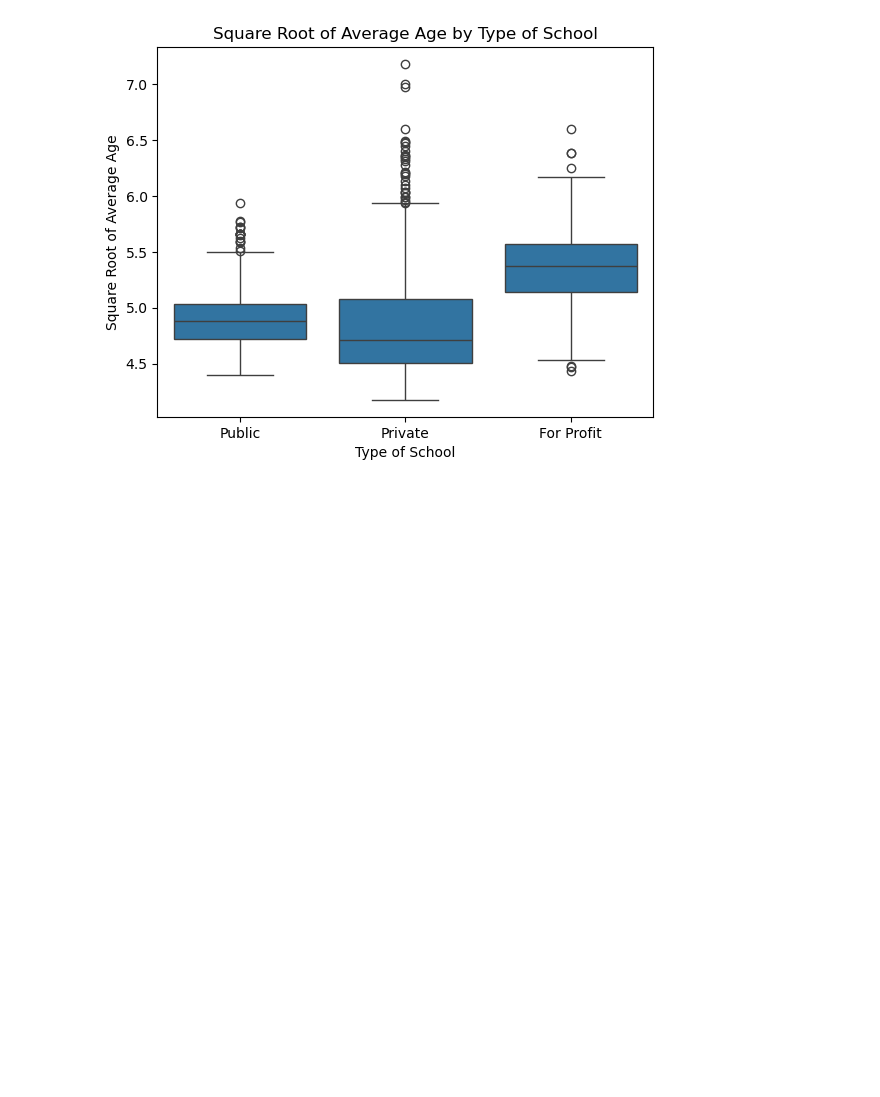
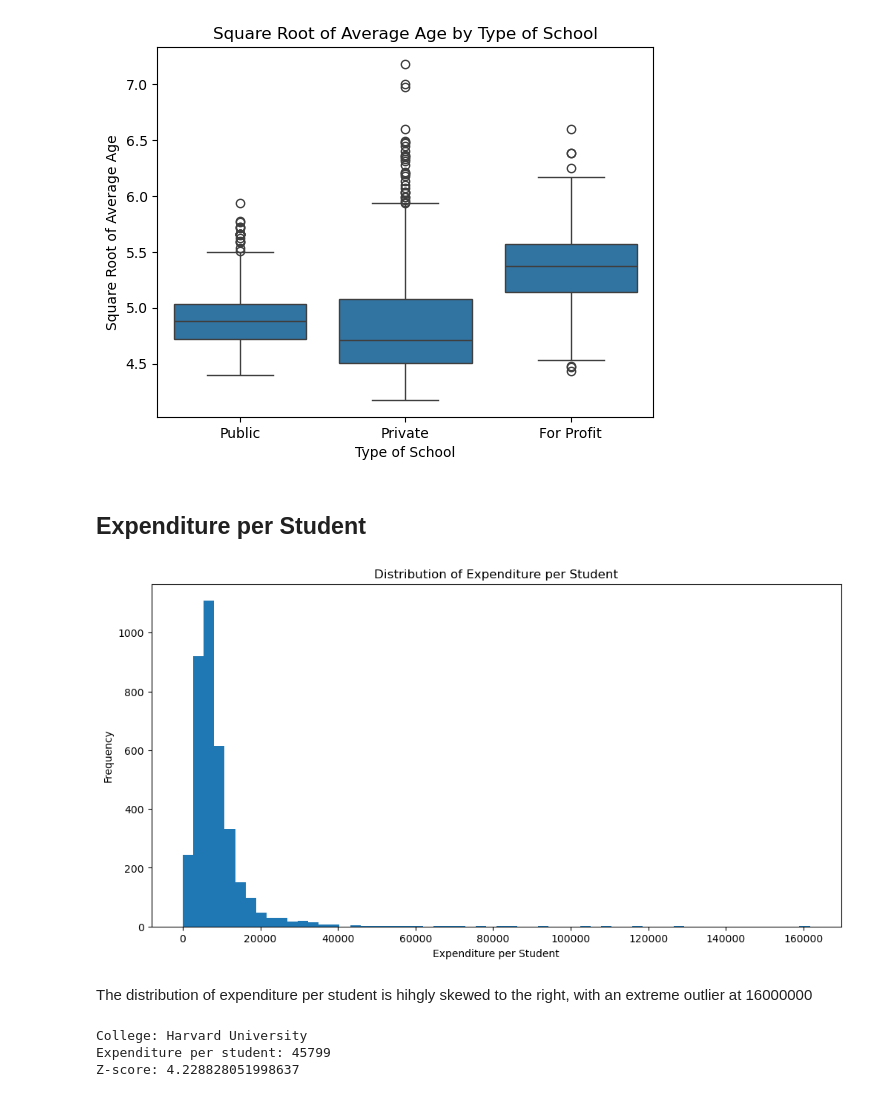
Before and after one commit to pkeen/intro-stats, a Jupyter notebook: scorecard.ipynb, the cells around one changed output. Saved outputs shown, nothing was run; the diff lists cells and outputs as text; code cells hidden in the pictures; blank space fills up the shorter version.

Commit message:
scorecard exercise

```diff
--- a/02-Data-Displaying/scorecard/scorecard.ipynb
+++ b/scorecard.ipynb
@@ -2,7 +2,7 @@
 import pandas as pd
 import matplotlib.pyplot as plt
 
-df = pd.read_csv("../../data/scorecard.txt", sep="\\t")
+df = pd.read_csv("./data/scorecard.txt", sep="\\t")
 print(df.head())
 # %% [output]
     UNITID    OPEID                                 NAME        CITY STATE  \
@@ -165,3 +165,36 @@ plt.title('Square Root of Average Age by Type of School')
 plt.show()
 # %% [output]
 [figure]
+# %% [markdown]
+## Expenditure per Student
+# %%
+plt.figure(figsize=(12, 6))
+plt.hist(df['EXP.PER.STD'], bins=60)
+plt.title('Distribution of Expenditure per Student')
+plt.xlabel('Expenditure per Student')
+plt.ylabel('Frequency')
+plt.show()
+# %% [output]
+[figure, added]
+# %% [markdown]
+The distribution of expenditure per student is hihgly skewed to the right, with an extreme outlier at 16000000
+# %%
+# Step 1: Calculate mean and std
+mean_exp = df['EXP.PER.STD'].mean()
+std_exp = df['EXP.PER.STD'].std()
+
+# Step 2: Pick a college (e.g., by name or index)
+college_name = 'Harvard University'  # Replace with actual name in your dataset
+college_exp = df.loc[df['NAME'] == college_name, 'EXP.PER.STD'].values[0]
+
+# Step 3: Calculate z-score
+college_z_score = (college_exp - mean_exp) / std_exp
+
+# Step 4: Print results
+print(f"College: {college_name}")
+print(f"Expenditure per student: {college_exp}")
+print(f"Z-score: {college_z_score}")
+# %% [output]
+College: Harvard University
+Expenditure per student: 45799
+Z-score: 4.228828051998637
```
Also changed, not shown: parts of 4 cells of this notebook.
